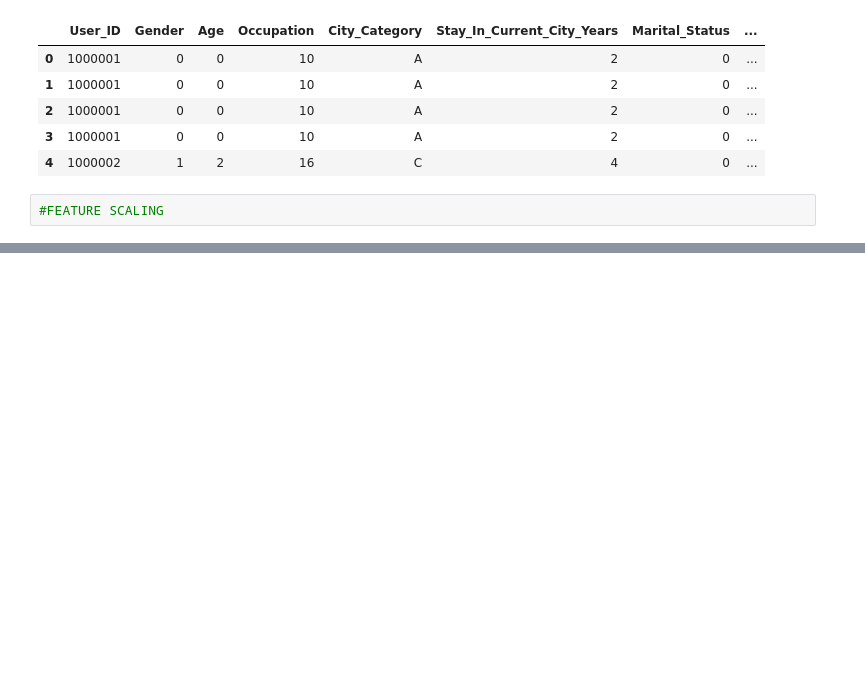
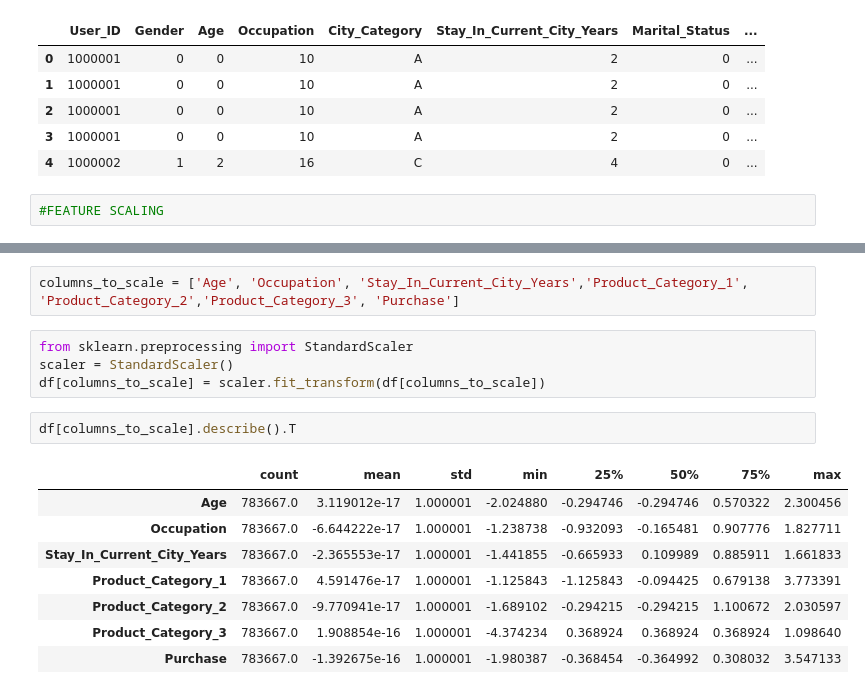
Before and after one commit to dave21-py/EDA-and-Feature, a Jupyter notebook: EDA2.ipynb, the cells around one changed output, grey strips where cells are left out. Saved outputs shown, nothing was run; the diff lists cells and outputs as text; blank space fills up the shorter version.

```diff
--- a/EDA2.ipynb
+++ b/EDA2.ipynb
@@ -294,0 +302,17 @@ df.head()
+# %%
+columns_to_scale = ['Age', 'Occupation', 'Stay_In_Current_City_Years','Product_Category_1', 'Product_Category_2','Product_Category_3', 'Purchase']
+# %%
+from sklearn.preprocessing import StandardScaler
+scaler = StandardScaler()
+df[columns_to_scale] = scaler.fit_transform(df[columns_to_scale])
+# %%
+df[columns_to_scale].describe().T
+# %% [output]
+|  | count | mean | std | min | 25% | 50% | 75% | max |
+| Age | 783667.0 | 3.119012e-17 | 1.000001 | -2.024880 | -0.294746 | -0.294746 | 0.570322 | 2.300456 |
+| Occupation | 783667.0 | -6.644222e-17 | 1.000001 | -1.238738 | -0.932093 | -0.165481 | 0.907776 | 1.827711 |
+| Stay_In_Current_City_Years | 783667.0 | -2.365553e-17 | 1.000001 | -1.441855 | -0.665933 | 0.109989 | 0.885911 | 1.661833 |
+| Product_Category_1 | 783667.0 | 4.591476e-17 | 1.000001 | -1.125843 | -1.125843 | -0.094425 | 0.679138 | 3.773391 |
+| Product_Category_2 | 783667.0 | -9.770941e-17 | 1.000001 | -1.689102 | -0.294215 | -0.294215 | 1.100672 | 2.030597 |
+| Product_Category_3 | 783667.0 | 1.908854e-16 | 1.000001 | -4.374234 | 0.368924 | 0.368924 | 0.368924 | 1.098640 |
+| Purchase | 783667.0 | -1.392675e-16 | 1.000001 | -1.980387 | -0.368454 | -0.364992 | 0.308032 | 3.547133 |
```
Also changed, not shown: parts of 1 cell of this notebook, 1 other file.
